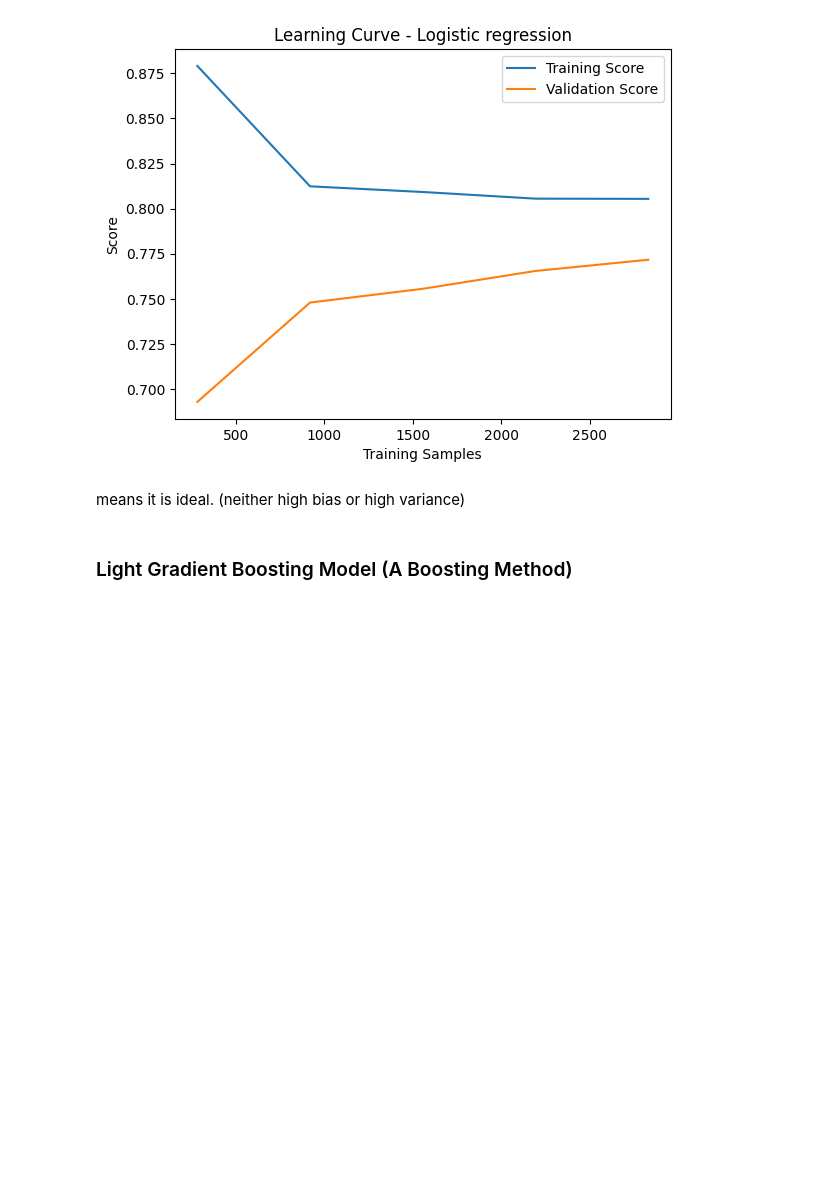
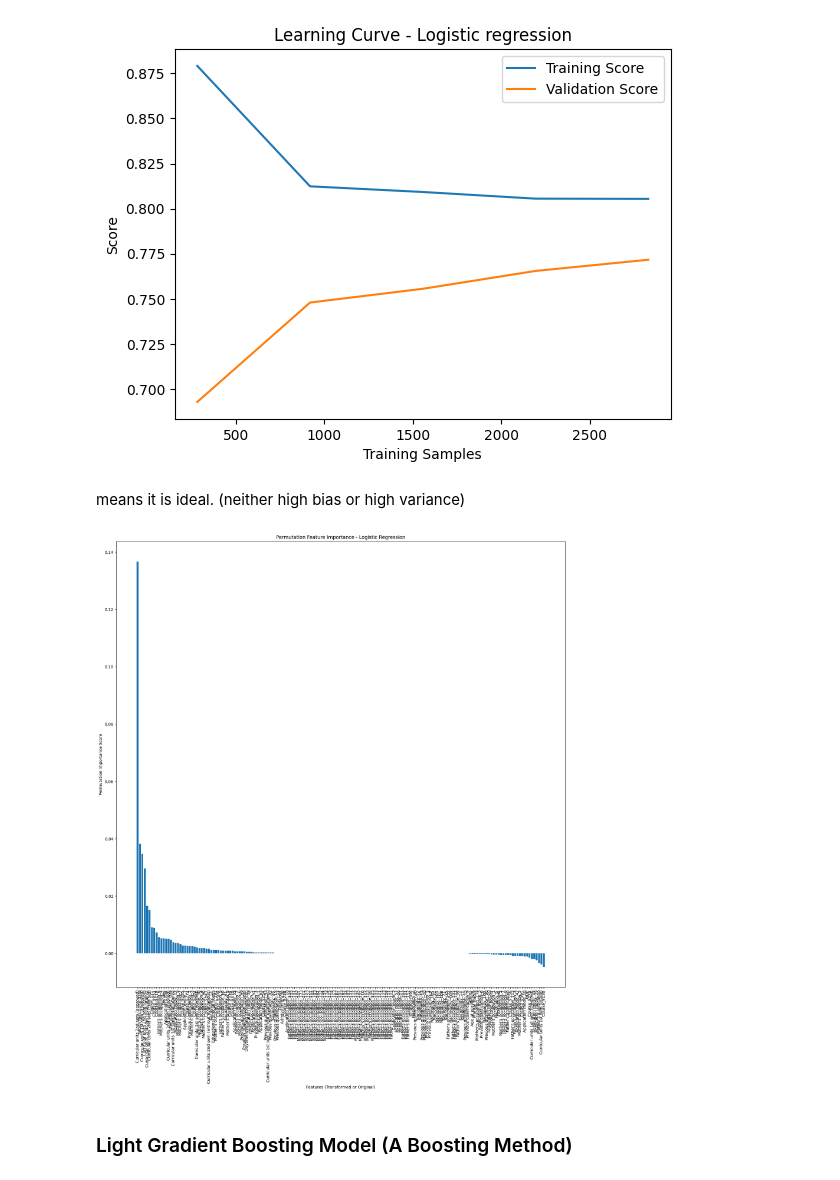
Before and after one commit to SamuelMalaga/M2IS---AI-ML-project, a Jupyter notebook: ML_Section.ipynb, the cells around one changed output. Drawn from its saved outputs; the diff is of its cells as text; code cells hidden in the pictures; blank space fills up the shorter version.

```diff
--- a/ML_Section.ipynb
+++ b/ML_Section.ipynb
@@ -1051,3 +1053,22 @@ plt.show()
+# %%
+# Permutation Importance
+from sklearn.inspection import permutation_importance
+perm_importance = permutation_importance(lr, X_test_cleaned, Y_test_cleaned, scoring="accuracy")
+
+# Sort by importance
+sorted_indices_perm = np.argsort(perm_importance.importances_mean)[::-1]
+
+# Plot Permutation Feature Importance
+plt.figure(figsize=(20, 20))
+plt.bar(range(len(perm_importance.importances_mean)), perm_importance.importances_mean[sorted_indices_perm], align='center')
+plt.xticks(range(len(perm_importance.importances_mean)), [X_train_cleaned.columns[i] for i in sorted_indices_perm], rotation=90)
+plt.xlabel("Features (Transformed or Original)")
+plt.ylabel("Permutation Importance Score")
+plt.title("Permutation Feature Importance - Logistic Regression")
+plt.show()
+perm_importance = permutation_importance(lr, X_test_cleaned, Y_test_cleaned, scoring="accuracy")
+# %% [output]
+[figure, added]
 # %% [markdown]
 ### Light Gradient Boosting Model (A Boosting Method)
 # %%
```
Also changed, not shown: parts of 10 cells of this notebook.
